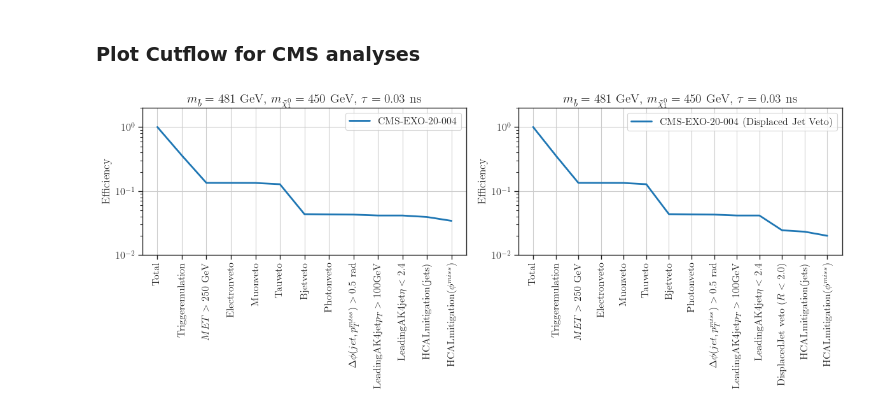
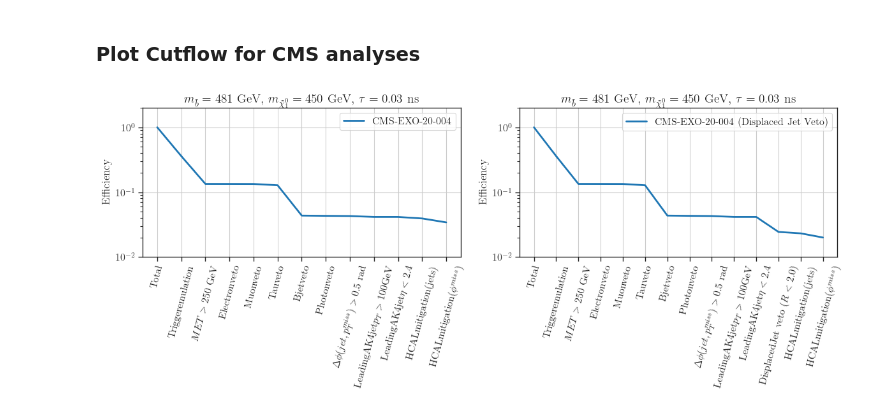
Before and after one commit to andlessa/LLP-CDFO, a Jupyter notebook: plotting/plots-CutFlow.ipynb, the cells around one changed output. Drawn from its saved outputs; the diff is of its cells as text; code cells hidden in the pictures.

```diff
--- a/plotting/plots-CutFlow.ipynb
+++ b/plotting/plots-CutFlow.ipynb
@@ -85,30 +85,30 @@ recastDataDictCMS = {label : pd.read_pickle(f) for label,f in filesCMS.items()}
 # %%
 fig,axarr = plt.subplots(nrows=1,ncols=len(recastDataDictCMS),figsize=(12,5))
 
 allContours = {}
 for iplot,label in enumerate(recastDataDictCMS):
     ax = axarr[iplot]
     recastData = recastDataDictCMS[label]
     r = recastData.drop(columns='DisplacedJet veto ($R < -1.0$)',errors='ignore')
     x_ticks = [r'%s'%c for c in r.columns]
     x_ticks = x_ticks[x_ticks.index('Total'):]
     x = np.arange(0.,len(x_ticks),1.)
-    ax.set_xticks(x, x_ticks,rotation='vertical')
+    ax.set_xticks(x, x_ticks,rotation=75.0)
     y = r.iloc[0][x_ticks]
     yerr = [v[1] for v in y[:]]
     y = [v[0] for v in y[:]]
     p = ax.plot(x,y,label=label,linewidth=2)
     ax.set_yscale('log')
     ax.set_ylabel('Efficiency')
     ax.set_title(title,fontsize=14)
     ax.legend()
     ax.set_ylim(1e-2,2.)
     ax.set_yticks([1e-2,1e-1,1.])
     ax.grid()
 
 
 plt.tight_layout()
 plt.savefig('cutflows_CMS_%s.png' %figlabel)
 plt.show()
 # %% [output]
-[figure, old version]
+[figure, new version]
```
Also changed, not shown: 14 other files.
